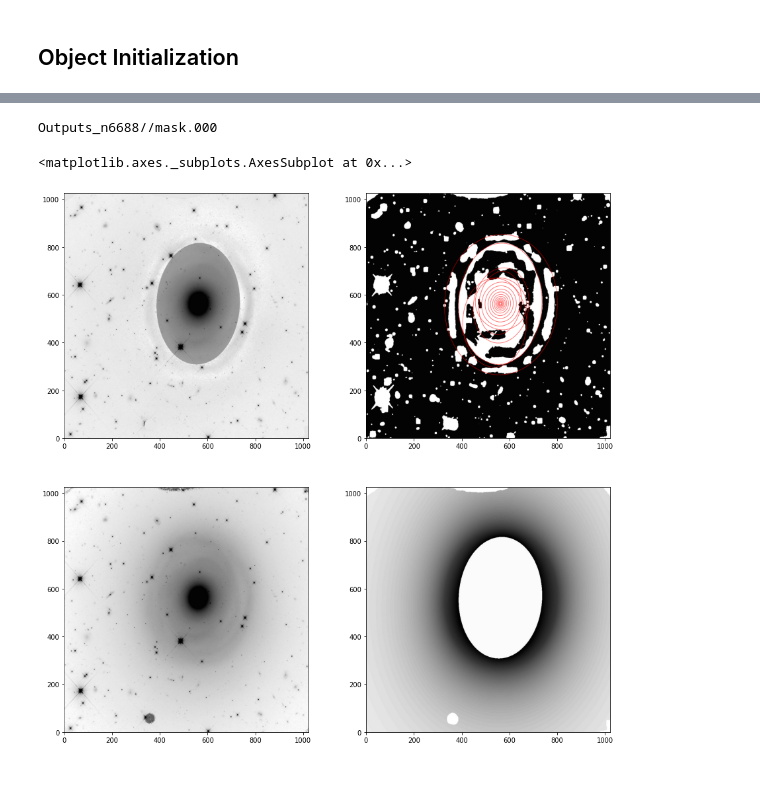
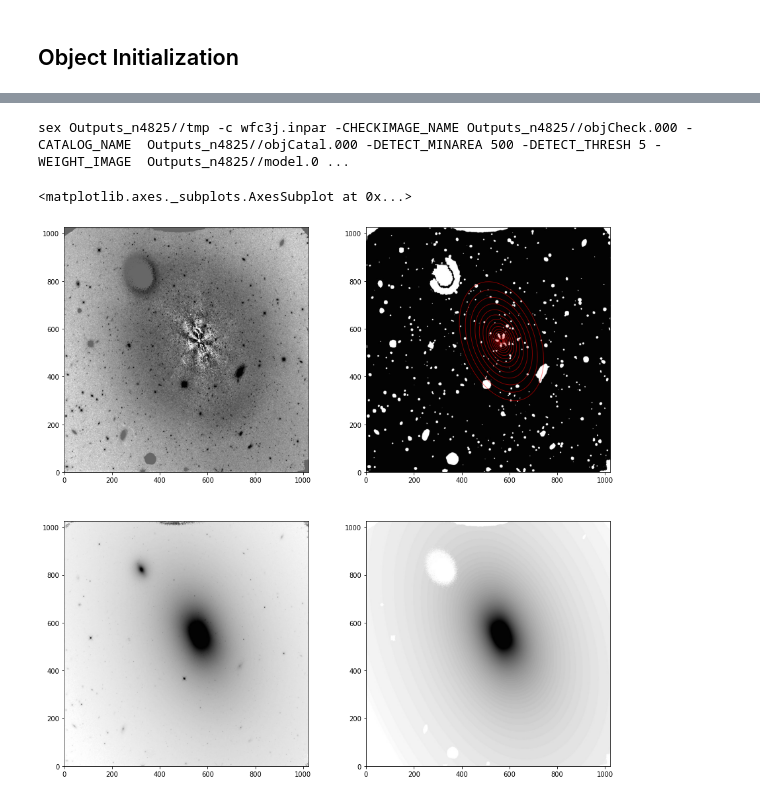
Before and after one commit to ekourkchi/old-SBF, a Jupyter notebook: Develop_singleObject.ipynb, the cells around one changed output, grey strips where cells are left out. Cells and saved outputs as stored; diff of their text form; code cells hidden in the pictures.

```diff
--- a/Develop_singleObject.ipynb
+++ b/Develop_singleObject.ipynb
@@ -37,14 +37,15 @@ from sbfTools import *
 
 # obj = ellOBJ("n7265", outFolder="Outputs_n7265", inFolder='/media/Data/Home/PanStarrs/Jan/HI/augment/SBF/wfc3-16262')
 
+# bright nearby object
 # obj = ellOBJ("n3268", outFolder="Outputs_n3268", inFolder='/media/Data/Home/PanStarrs/Jan/HI/augment/SBF/wfc3-16262')
 
 
 ### Spiral arms, reject
-obj = ellOBJ("n6688", outFolder="Outputs_n6688", inFolder='/media/Data/Home/PanStarrs/Jan/HI/augment/SBF/wfc3-16262')
+# obj = ellOBJ("n6688", outFolder="Outputs_n6688", inFolder='/media/Data/Home/PanStarrs/Jan/HI/augment/SBF/wfc3-16262')
 
 ## nuclear dust + companion
-# obj = ellOBJ("n4825", outFolder="Outputs_n4825", inFolder='/media/Data/Home/PanStarrs/Jan/HI/augment/SBF/wfc3-16262')
+obj = ellOBJ("n4825", outFolder="Outputs_n4825", inFolder='/media/Data/Home/PanStarrs/Jan/HI/augment/SBF/wfc3-16262')
 # %%
 obj.sky_med, obj.x0, obj.y0
 # %% [output]
@@ -58,0 +70,6 @@ Back Stdev: 107.68
+# %%
+im, mask = obj.naive_Sextract(minArea=100, thresh=1.5, mask=0)
+## plot_2darray(mask)
+obj.addMasks(maskList=[0], mask=1)
+im, h = obj.maskOpen(mask=1)
+plt.imshow(im)
@@ -102,29 +117,27 @@ Outputs_n6688//mask.000
 # %%
-r0 = 3
-r1 = int(3.*np.sqrt(obj.a*obj.b))
+r0 = 7
+r1 = obj.outerR(2)
 nr = int(np.round(r1/15))
 sky_factor = 0.85    # always less than one
 
-
-
 # using common mask --> model 0
-obj.elliprof(r0, r1, nr=nr, sky=obj.sky_med, niter=10, options='cos3x=2')
+obj.elliprof(r0, r1, nr=nr, sky=obj.sky_med, niter=10, mask=1)
 
 # using residuals of model 0 --> mask 0
-obj.objSEextract(model=0, smooth=3, minArea=50, thresh=7)
+obj.objSEextract(model=0, smooth=4, minArea=500, thresh=5, mask=2)
 
 # plotting model 0
 
 fig, ax = plt.subplots(2, 2, figsize=(15,15))
 
 obj.tv_resid(model=0, ax = ax[0][0], options='sqrt')
-obj.tv_mask(mask=0, ax = ax[0][1])
+obj.tv_mask(mask=2, ax = ax[0][1])
 obj.plot_ellipse(model=0, ax=ax[0][1], alpha=0.5, linewidth=1, edgecolor='r', facecolor='none')
 
 
 obj.tv(ax = ax[1][0], options='sqrt')
 obj.tv_model(model=0, ax=ax[1,1], options='sqrt')
 # %% [output]
-Outputs_n6688//mask.000
+sex Outputs_n4825//tmp -c wfc3j.inpar -CHECKIMAGE_NAME Outputs_n4825//objCheck.000 -CATALOG_NAME  Outputs_n4825//objCatal.000 -DETECT_MINAREA 500 -DETECT_THRESH 5 -WEIGHT_IMAGE  Outputs_n4825//model.0 ...
 <matplotlib.axes._subplots.AxesSubplot at 0x...>
-[figure, old version]
+[figure, new version]
```
Also changed, not shown: parts of 22 cells of this notebook, 1 other file.
